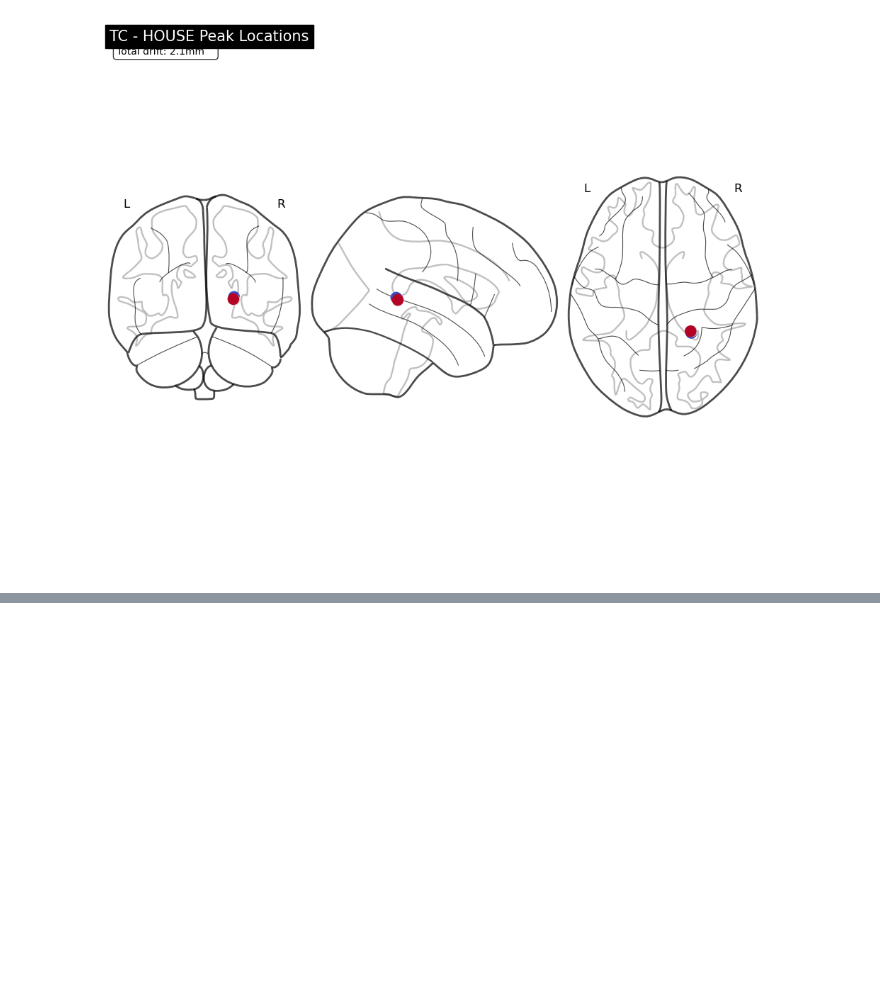
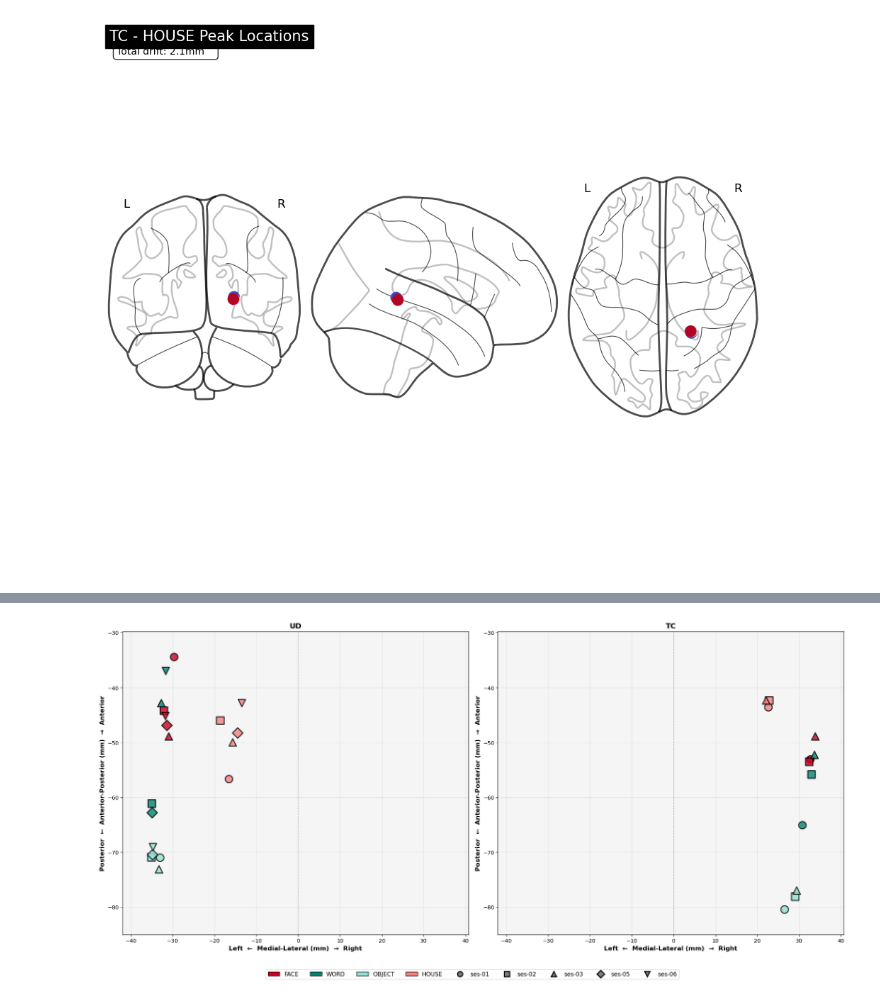
Before and after one commit to cnsimmons/long_pt, a Jupyter notebook: B_analyses/01_create_functional_rois_Golarai.ipynb, the cells around one changed output, grey strips where cells are left out. Drawn from its saved outputs; the diff is of its cells as text; code cells hidden in the pictures; blank space fills up the shorter version.

Commit message:
finished figure

```diff
--- a/B_analyses/01_create_functional_rois_Golarai.ipynb
+++ b/B_analyses/01_create_functional_rois_Golarai.ipynb
@@ -771,0 +798,82 @@ plot_both_subjects_topography(golarai_functional_final)
+# %%
+def plot_both_subjects_topography(functional_results):
+    """Both subjects on same figure for comparison"""
+
+    fig, (ax1, ax2) = plt.subplots(1, 2, figsize=(20, 9))
+
+    colors = {
+        'face': '#CA0020',
+        'word': '#018571',
+        'object': '#95E1D3',
+        'house': '#F38181'
+    }
+    markers = {'01': 'o', '02': 's', '03': '^', '05': 'D', '06': 'v'}
+
+    # Collect all x and y values to determine shared axis limits
+    all_x, all_y = [], []
+
+    for ax, subject_id in zip([ax1, ax2], ['sub-004', 'sub-021']):
+        code = SUBJECTS[subject_id]['code']
+        sessions = SUBJECTS[subject_id]['sessions']
+
+        for category in ['face', 'word', 'object', 'house']:
+            if category not in functional_results[subject_id]:
+                continue
+
+            for session in sessions:
+                if session not in functional_results[subject_id][category]:
+                    continue
+
+                centroid = functional_results[subject_id][category][session]['centroid']
+                x = centroid[0]
+                y = centroid[1]
+
+                all_x.append(x)
+                all_y.append(y)
+
+                ax.scatter(x, y, c=colors[category], marker=markers.get(session, 'o'),
+                          s=200, edgecolors='black', linewidth=2, alpha=0.8)
+
+        # Formatting
+        ax.axvline(x=0, color='gray', linestyle='--', linewidth=1, alpha=0.5)
+        ax.axhline(y=0, color='gray', linestyle='--', linewidth=1, alpha=0.5)
+        ax.set_xlabel('Left  ←  Medial-Lateral (mm)  →  Right', fontsize=12, fontweight='bold')
+        ax.set_ylabel('Posterior  ←  Anterior-Posterior (mm)  →  Anterior', fontsize=12, fontweight='bold')
+        ax.set_title(f'{code}', fontsize=14, fontweight='bold')
+        ax.grid(True, alpha=0.3)
+        ax.set_facecolor('#F5F5F5')
+
+    # Set shared axis limits with padding
+    x_margin = (max(all_x) - min(all_x)) * 0.1
+    y_margin = (max(all_y) - min(all_y)) * 0.1
+
+    xlim = [min(all_x) - x_margin, max(all_x) + x_margin]
+    ylim = [min(all_y) - y_margin, max(all_y) + y_margin]
+
+    ax1.set_xlim(xlim)
+    ax1.set_ylim(ylim)
+    ax2.set_xlim(xlim)
+    ax2.set_ylim(ylim)
+
+    # Shared legend
+    from matplotlib.patches import Patch
+    from matplotlib.lines import Line2D
+
+    category_legend = [Patch(facecolor=colors[cat], edgecolor='black', label=cat.upper())
+                      for cat in ['face', 'word', 'object', 'house']]
+    session_legend = [Line2D([0], [0], marker=markers.get(s, 'o'), color='w',
+                            markerfacecolor='gray', markersize=10,
+                            markeredgecolor='black', markeredgewidth=2, label=f'ses-{s}')
+                     for s in ['01', '02', '03', '05', '06']]
+
+    fig.legend(handles=category_legend + session_legend,
+              loc='center', bbox_to_anchor=(0.5, -0.05),
+              ncol=9, fontsize=11, frameon=True)
+
+    plt.tight_layout()
+    plt.savefig(OUTPUT_DIR / 'both_subjects_topography.png', dpi=300, bbox_inches='tight')
+    plt.show()
+
+plot_both_subjects_topography(golarai_functional_final)
+# %% [output]
+[figure, added]
```
Also changed, not shown: parts of 4 cells of this notebook.
